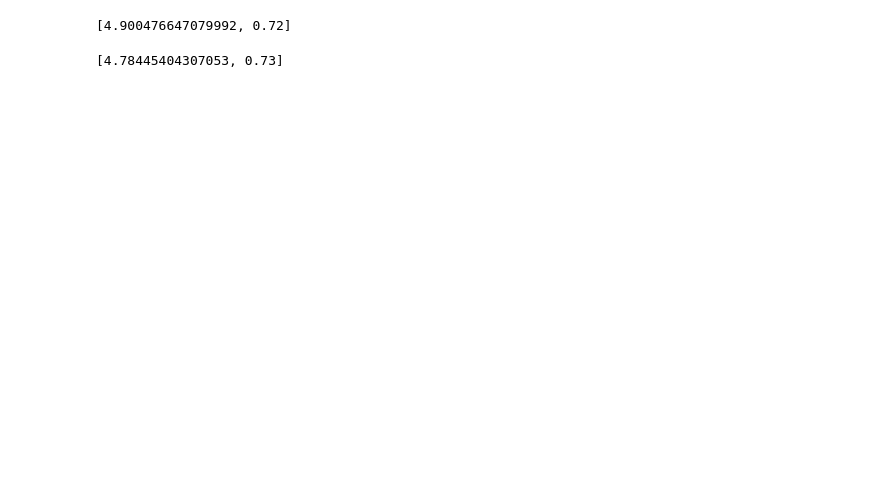
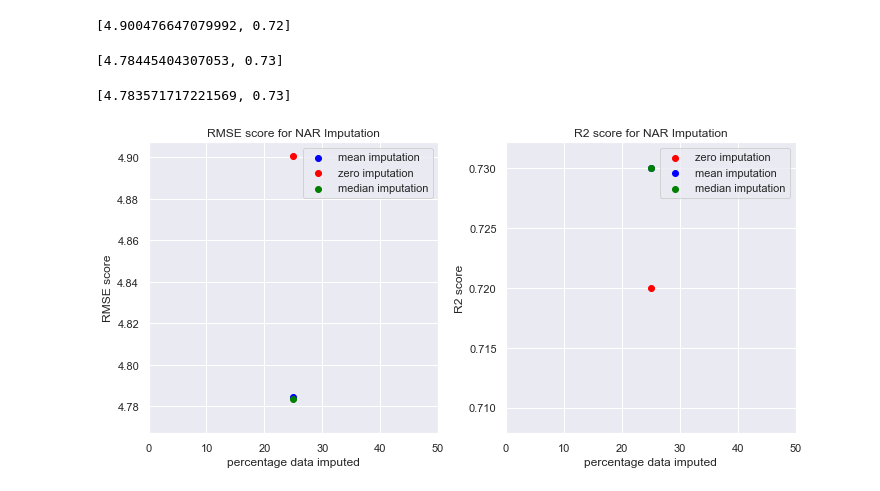
Before and after one commit to tanvi-arora/usecases, a Jupyter notebook: Imputation/CaseStudy10_Imputation.ipynb, the cells around one changed output. Saved outputs shown, nothing was run; the diff lists cells and outputs as text; code cells hidden in the pictures; blank space fills up the shorter version.

```diff
--- a/CaseStudy10_Imputation.ipynb
+++ b/Imputation/CaseStudy10_Imputation.ipynb
@@ -480,4 +665,5 @@ dtype: int64
 # %%
+per_nar_arr=25
 bos_nar_impute_zero_df=[]
 bos_nar_impute_zero_df=df_impute(bos_nar_df,'0')
 goodness_nar_zer=[]
@@ -493,3 +679,45 @@ goodness_nar_mean=linear_reg_goodness(bos_nar_impute_mean_df,'PRICE')
 goodness_nar_mean
 # %% [output]
 [4.78445404307053, 0.73]
+# %%
+bos_nar_impute_med_df=[]
+bos_nar_impute_med_df=df_impute(bos_nar_df,'median')
+goodness_nar_med=[]
+goodness_nar_med=linear_reg_goodness(bos_nar_impute_med_df,'PRICE')
+goodness_nar_med
+# %% [output]
+[4.783571717221569, 0.73]
+# %%
+rmse_mean=goodness_nar_mean[0]
+rmse_med=goodness_nar_med[0]
+rmse_zero=goodness_nar_zer[0]
+
+r2_mean=goodness_nar_mean[1]
+r2_med= goodness_nar_med[1]
+r2_zero= goodness_nar_zer[1]
+
+plt.figure(figsize=(10,5))
+plt.subplot(1,2,1)
+plt.scatter(per_nar_arr,rmse_mean,color='blue',label='mean imputation',marker='o')
+plt.scatter(per_nar_arr,rmse_zero,color='red',label='zero imputation',marker='o')
+plt.scatter(per_nar_arr,rmse_med,color='green',label='median imputation',marker='o')
+plt.title("RMSE score for NAR Imputation")
+plt.xlabel("percentage data imputed")
+plt.ylabel("RMSE score")
+plt.legend()
+plt.xlim([0,50])
+
+
+plt.subplot(1,2,2)
+plt.scatter(per_nar_arr,r2_zero,color='red',label='zero imputation')
+plt.scatter(per_nar_arr,r2_mean,color='blue',label='mean imputation')
+plt.scatter(per_nar_arr,r2_med,color='green',label='median imputation')
+plt.title("R2 score for NAR Imputation")
+plt.xlabel("percentage data imputed")
+plt.ylabel("R2 score")
+plt.legend()
+plt.xlim([0,50])
+
+plt.tight_layout()
+# %% [output]
+[figure, added]
```
Also changed, not shown: parts of 25 cells of this notebook, 3 other files.
